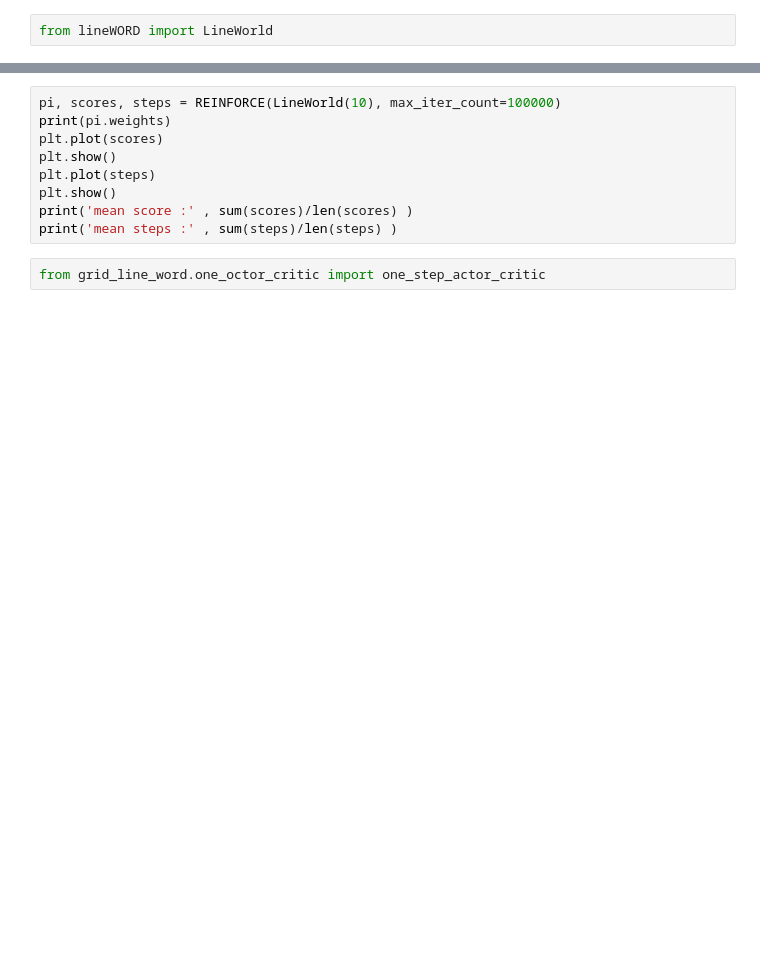
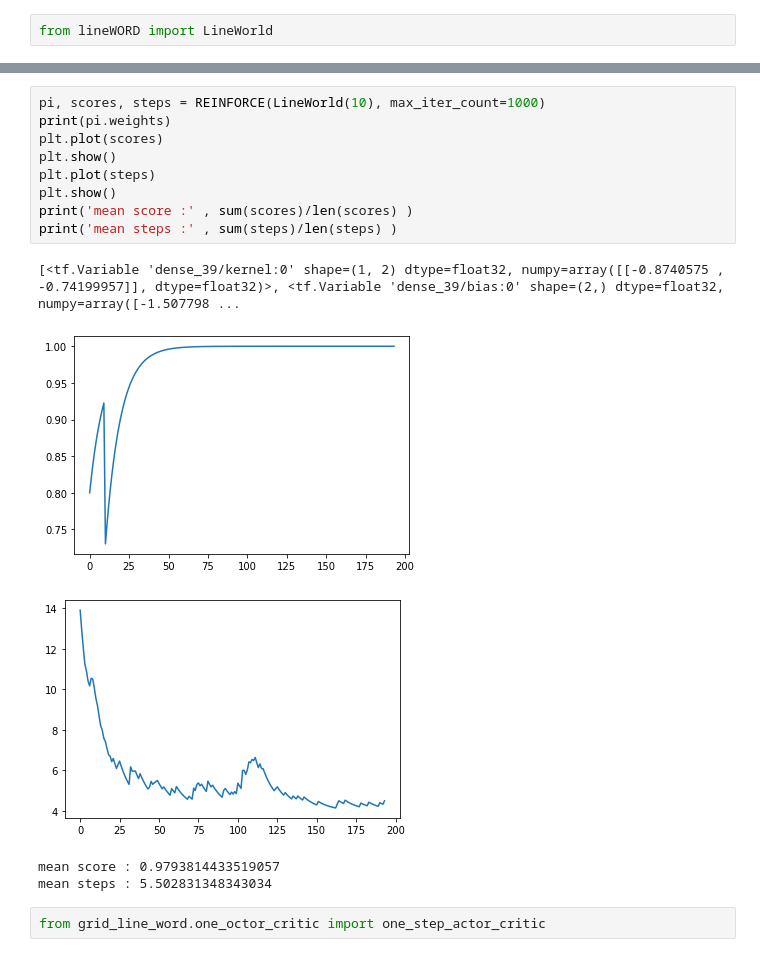
Before and after one commit to BADJEMM98/deep_reinformencent_learning2, a Jupyter notebook: train_agent.ipynb, the cells around one changed output, grey strips where cells are left out. Cells and saved outputs as stored; diff of their text form; blank space fills up the shorter version.

```diff
--- a/train_agent.ipynb
+++ b/train_agent.ipynb
@@ -56,12 +136,18 @@ print('mean steps :' , sum(steps)/len(steps) )
 # %%
-pi, scores, steps = REINFORCE(LineWorld(10), max_iter_count=100000)
+pi, scores, steps = REINFORCE(LineWorld(10), max_iter_count=1000)
 print(pi.weights)
 plt.plot(scores)
 plt.show()
 plt.plot(steps)
 plt.show()
 print('mean score :' , sum(scores)/len(scores) )
 print('mean steps :' , sum(steps)/len(steps) )
+# %% [output]
+[<tf.Variable 'dense_39/kernel:0' shape=(1, 2) dtype=float32, numpy=array([[-0.8740575 , -0.74199957]], dtype=float32)>, <tf.Variable 'dense_39/bias:0' shape=(2,) dtype=float32, numpy=array([-1.507798 ...
+[figure, added]
+[figure, added]
+mean score : 0.9793814433519057
+mean steps : 5.502831348343034
 # %%
 from grid_line_word.one_octor_critic import one_step_actor_critic
 # %%
```
Also changed, not shown: parts of 10 cells of this notebook, 3 other files.
